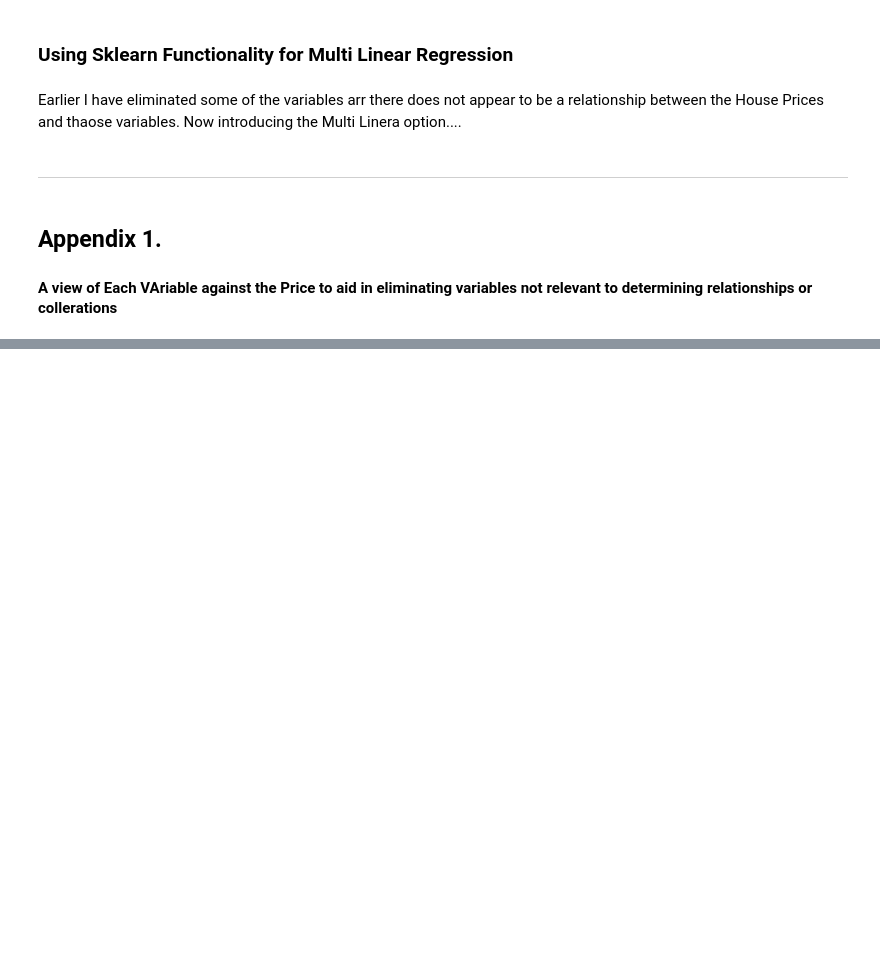
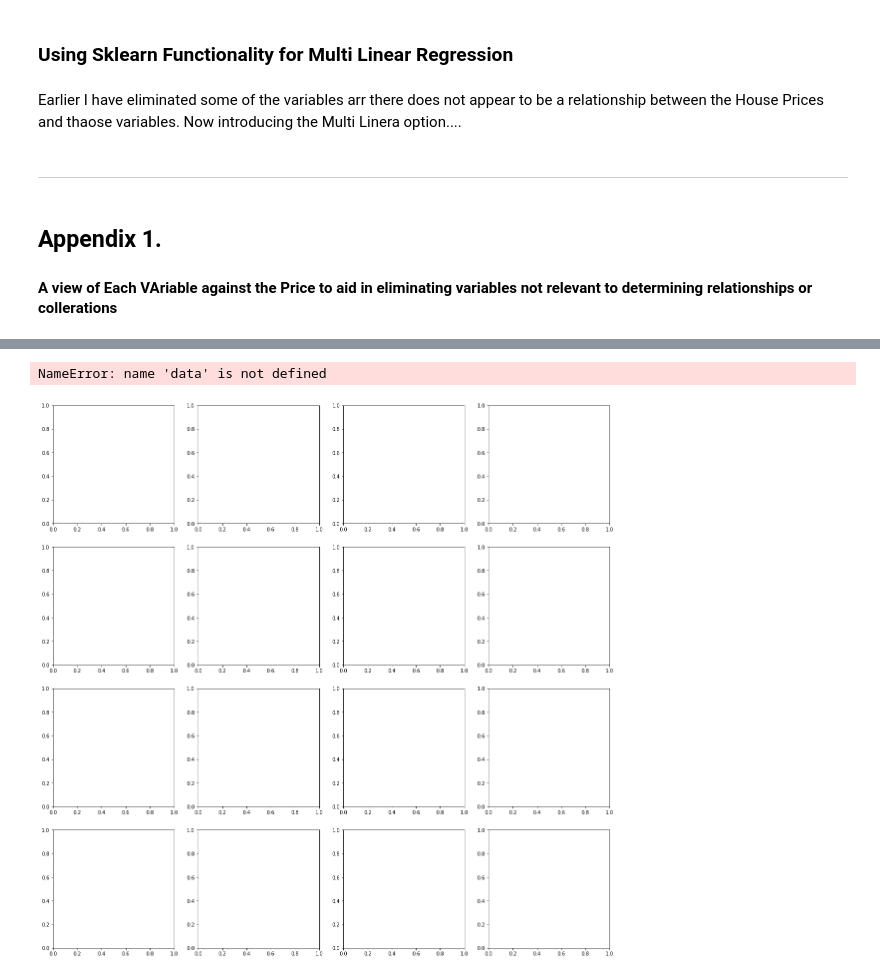
Before and after one commit to JohnONeillGMIT/MLandStatistics, a Jupyter notebook: Boston House Prices.ipynb, the cells around one changed output, grey strips where cells are left out. Drawn from its saved outputs; the diff is of its cells as text; code cells hidden in the pictures; blank space fills up the shorter version.

```diff
--- a/Boston House Prices.ipynb
+++ b/Boston House Prices.ipynb
@@ -352,0 +419,18 @@ df.boxplot()
+# %%
+# https://www.kaggle.com/prasadperera/the-boston-housing-dataset
+
+
+import seaborn as sns
+import matplotlib.pyplot as plt
+from scipy import stats
+
+fig, axs = plt.subplots(ncols=4, nrows=4, figsize=(20, 20))
+index = 0
+axs = axs.flatten()
+for k,v in data.items():
+    sns.boxplot(y=k, data=data, ax=axs[index])
+    index += 1
+plt.tight_layout(pad=0.4, w_pad=0.5, h_pad=5.0)
+# %% [output]
+NameError: name 'data' is not defined
+[figure, added]
```
Also changed, not shown: parts of 33 cells of this notebook.
